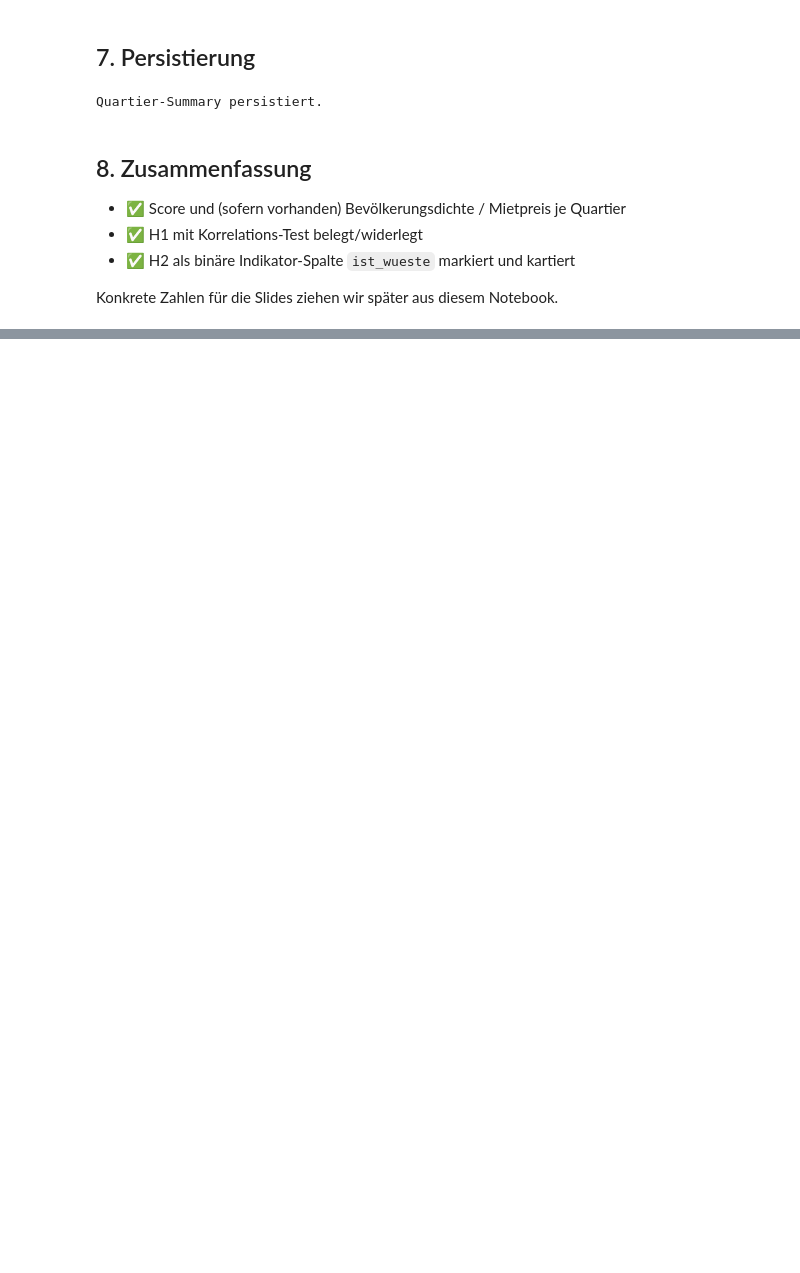
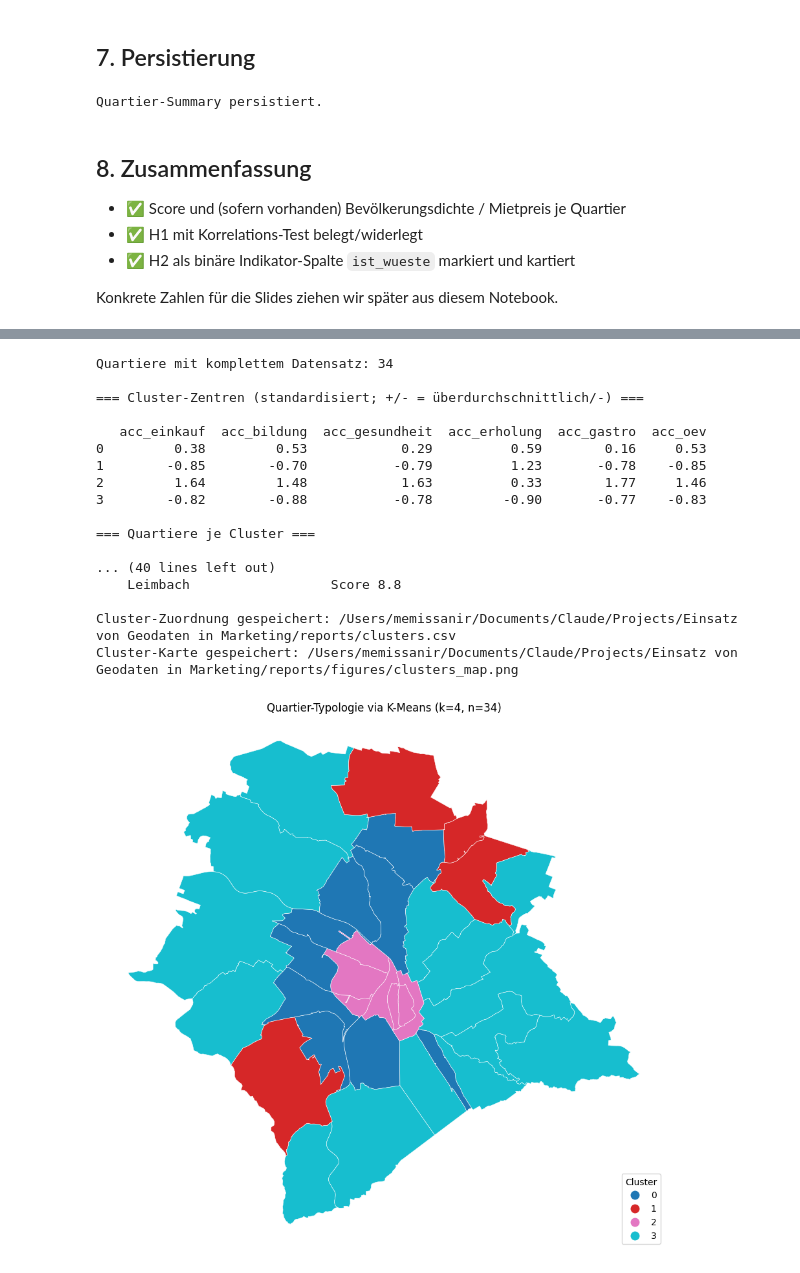
Before and after one commit to sanirmem/zh15min, a Jupyter notebook: notebooks/06_gap_analysis.ipynb, the cells around one changed output, grey strips where cells are left out. Cells and saved outputs as stored; diff of their text form; code cells hidden in the pictures; blank space fills up the shorter version.

```diff
--- a/notebooks/06_gap_analysis.ipynb
+++ b/notebooks/06_gap_analysis.ipynb
@@ -206,0 +491,70 @@ Konkrete Zahlen für die Slides ziehen wir später aus diesem Notebook.
+# %%
+from sklearn.cluster import KMeans
+from sklearn.preprocessing import StandardScaler
+
+# Per Quartier Mittelwert der sechs Kategorie-Accessibilities — Centroid-basiert
+acc_cols = [c for c in hex_score.columns if c.startswith('acc_')]
+hex_centroids_a = hex_score[acc_cols + ['geometry']].copy()
+hex_centroids_a['geometry'] = hex_centroids_a.geometry.centroid
+
+joined_a = gpd.sjoin(hex_centroids_a, quart, how='inner', predicate='within')
+acc_per_q = joined_a.groupby('index_right')[acc_cols].mean().reset_index()
+acc_per_q = acc_per_q.rename(columns={'index_right': 'q_idx'})
+
+qa = quart_summary.merge(acc_per_q, on='q_idx', how='left').dropna(
+    subset=acc_cols + ['score_mean']
+).copy()
+
+print(f'Quartiere mit komplettem Datensatz: {len(qa)}\n')
+
+X = StandardScaler().fit_transform(qa[acc_cols].values)
+km = KMeans(n_clusters=4, random_state=42, n_init=10)
+qa['cluster'] = km.fit_predict(X)
+
+centroids = pd.DataFrame(km.cluster_centers_, columns=acc_cols)
+print('=== Cluster-Zentren (standardisiert; +/- = überdurchschnittlich/-) ===\n')
+print(centroids.round(2).to_string())
+
+print('\n=== Quartiere je Cluster ===\n')
+for c in sorted(qa['cluster'].unique()):
+    members = qa[qa['cluster'] == c].sort_values('score_mean', ascending=False)
+    score_avg = members['score_mean'].mean()
+    print(f'Cluster {c} (n={len(members)}, ⌀ Score = {score_avg:.1f}):')
+    for _, row in members.iterrows():
+        print(f'    {row["name"]:<25} Score {row["score_mean"]:.1f}')
+    print()
+
+qa[['name', 'kuerzel', 'cluster', 'score_mean'] + acc_cols].to_csv(
+    config.REPORTS_DIR / 'clusters.csv', index=False
+)
+print(f'Cluster-Zuordnung gespeichert: {config.REPORTS_DIR / "clusters.csv"}')
+
+import matplotlib.pyplot as plt
+fig, ax = plt.subplots(figsize=(9, 9))
+qa.plot(column='cluster', categorical=True, cmap='tab10', edgecolor='white',
+         linewidth=0.4, legend=True, ax=ax,
+         legend_kwds={'title': 'Cluster', 'loc': 'lower right'})
+ax.set_axis_off()
+ax.set_title(f'Quartier-Typologie via K-Means (k=4, n={len(qa)})', fontsize=12)
+fig.tight_layout()
+fig.savefig(config.FIGURES_DIR / 'clusters_map.png', dpi=180, bbox_inches='tight')
+print(f'Cluster-Karte gespeichert: {config.FIGURES_DIR / "clusters_map.png"}')
+# %% [output]
+Quartiere mit komplettem Datensatz: 34
+
+=== Cluster-Zentren (standardisiert; +/- = überdurchschnittlich/-) ===
+
+   acc_einkauf  acc_bildung  acc_gesundheit  acc_erholung  acc_gastro  acc_oev
+0         0.38         0.53            0.29          0.59        0.16     0.53
+1        -0.85        -0.70           -0.79          1.23       -0.78    -0.85
+2         1.64         1.48            1.63          0.33        1.77     1.46
+3        -0.82        -0.88           -0.78         -0.90       -0.77    -0.83
+
+=== Quartiere je Cluster ===
+
+... (40 lines left out)
+    Leimbach                  Score 8.8
+
+Cluster-Zuordnung gespeichert: /Users/memissanir/Documents/Claude/Projects/Einsatz von Geodaten in Marketing/reports/clusters.csv
+Cluster-Karte gespeichert: /Users/memissanir/Documents/Claude/Projects/Einsatz von Geodaten in Marketing/reports/figures/clusters_map.png
+[figure, added]
```
Also changed, not shown: parts of 16 cells of this notebook, 8 other files.
